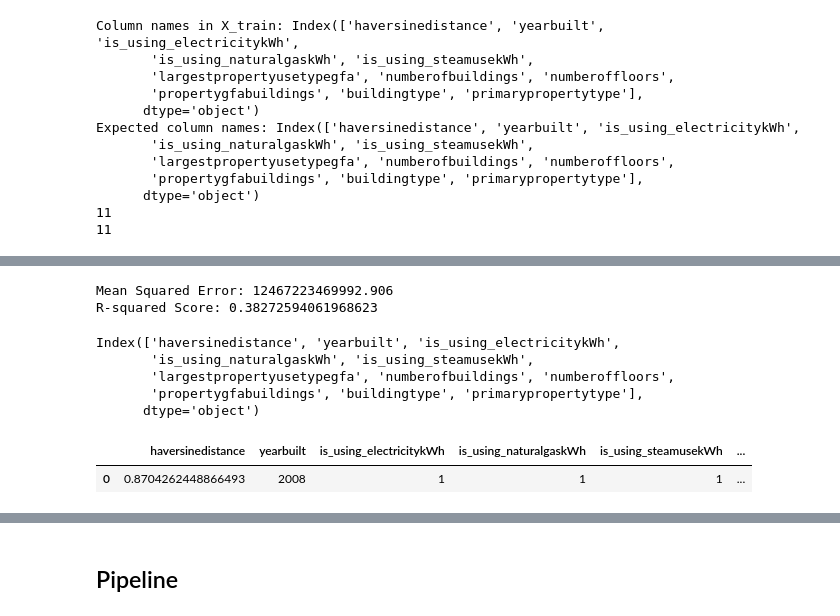
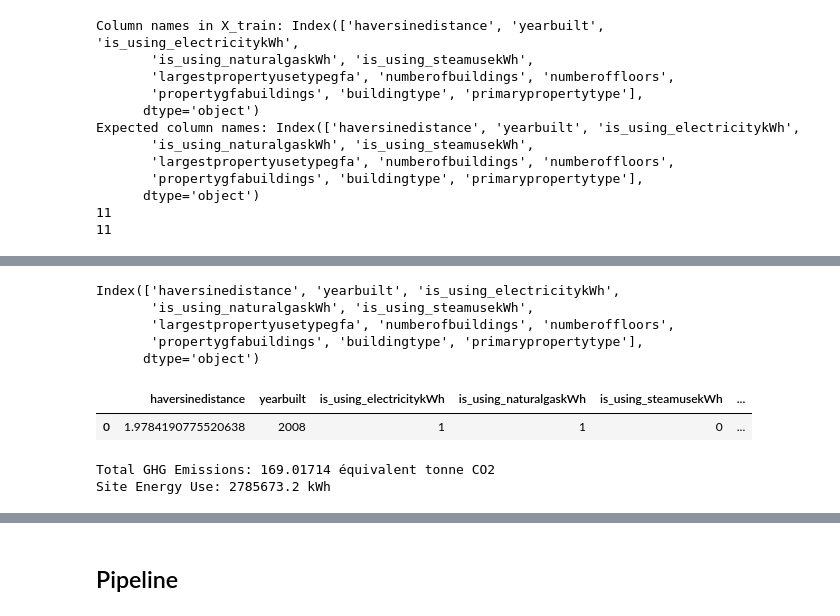
Before and after one commit to data-IA-2022/CO2_Maud_Tarik, a Jupyter notebook: model-multioutput.ipynb, the cells around one changed output, grey strips where cells are left out. Saved outputs shown, nothing was run; the diff lists cells and outputs as text; code cells hidden in the pictures.

```diff
--- a/model-multioutput.ipynb
+++ b/model-multioutput.ipynb
@@ -479,16 +621,3 @@ GridSearchCV(cv=5,
-# %%
-from sklearn.metrics import mean_squared_error, r2_score
-
-# test the model on the test data and display the scores
-Y_pred = model_tm.predict(X_test)
-mse = mean_squared_error(Y_test, Y_pred)
-r2 = r2_score(Y_test, Y_pred)
-
-print("Mean Squared Error:", mse)
-print("R-squared Score:", r2)
-# %% [output]
-Mean Squared Error: 12467223469992.906
-R-squared Score: 0.38272594061968623
 # %%
 X.columns
 # %% [output]
@@ -499,21 +628,21 @@ Index(['haversinedistance', 'yearbuilt', 'is_using_electricitykWh',
       dtype='object')
 # %%
 new_data={
-        'haversinedistance': '0.8704262448866493',
+        'haversinedistance': '1.9784190775520638',
         'yearbuilt': '2008',
         'is_using_electricitykWh': '1',
         'is_using_naturalgaskWh': '1',
-        'is_using_steamusekWh': '1',
-        'largestpropertyusetypegfa': '301346.0',
+        'is_using_steamusekWh': '0',
+        'largestpropertyusetypegfa': '89131.0',
         'numberofbuildings': '1',
-        'numberoffloors': '27',
-        'propertygfabuildings' : '340214.0',
-        'buildingtype' : 'Multifamily HR (10+)',
-        'primarypropertytype' : 'Other'
+        'numberoffloors': '5',
+        'propertygfabuildings' : '89191.0',
+        'buildingtype' : 'NonResidential',
+        'primarypropertytype' : 'Medical Office'
 }
 
 df_pred = pd.DataFrame(new_data, index=[0])
 df_pred
 # %% [output]
 |  | haversinedistance | yearbuilt | is_using_electricitykWh | is_using_naturalgaskWh | is_using_steamusekWh | ... |
-| 0 | 0.8704262448866493 | 2008 | 1 | 1 | 1 | ... |
+| 0 | 1.9784190775520638 | 2008 | 1 | 1 | 0 | ... |
@@ -519,0 +657,17 @@ df_pred
+# %%
+import joblib
+# Access the underlying model from the pipeline
+model_tm = joblib.load('data/best_model_GradientBoostingRegressor.pkl')
+
+# Make predictions using the model
+pred_satisfaction = model_tm.predict(df_pred)
+
+# Continue with the rest of your code
+pred_satisfaction_original = pred_satisfaction
+ghgemissions = np.exp(round(pred_satisfaction_original[0][0], 2))
+energyuse = np.exp(round(pred_satisfaction_original[0][1], 2))
+print("Total GHG Emissions:", ghgemissions, "équivalent tonne CO2")
+print("Site Energy Use:", energyuse, "kWh")
+# %% [output]
+Total GHG Emissions: 169.01714 équivalent tonne CO2
+Site Energy Use: 2785673.2 kWh
```
Also changed, not shown: parts of 38 cells of this notebook, 41 other files.
